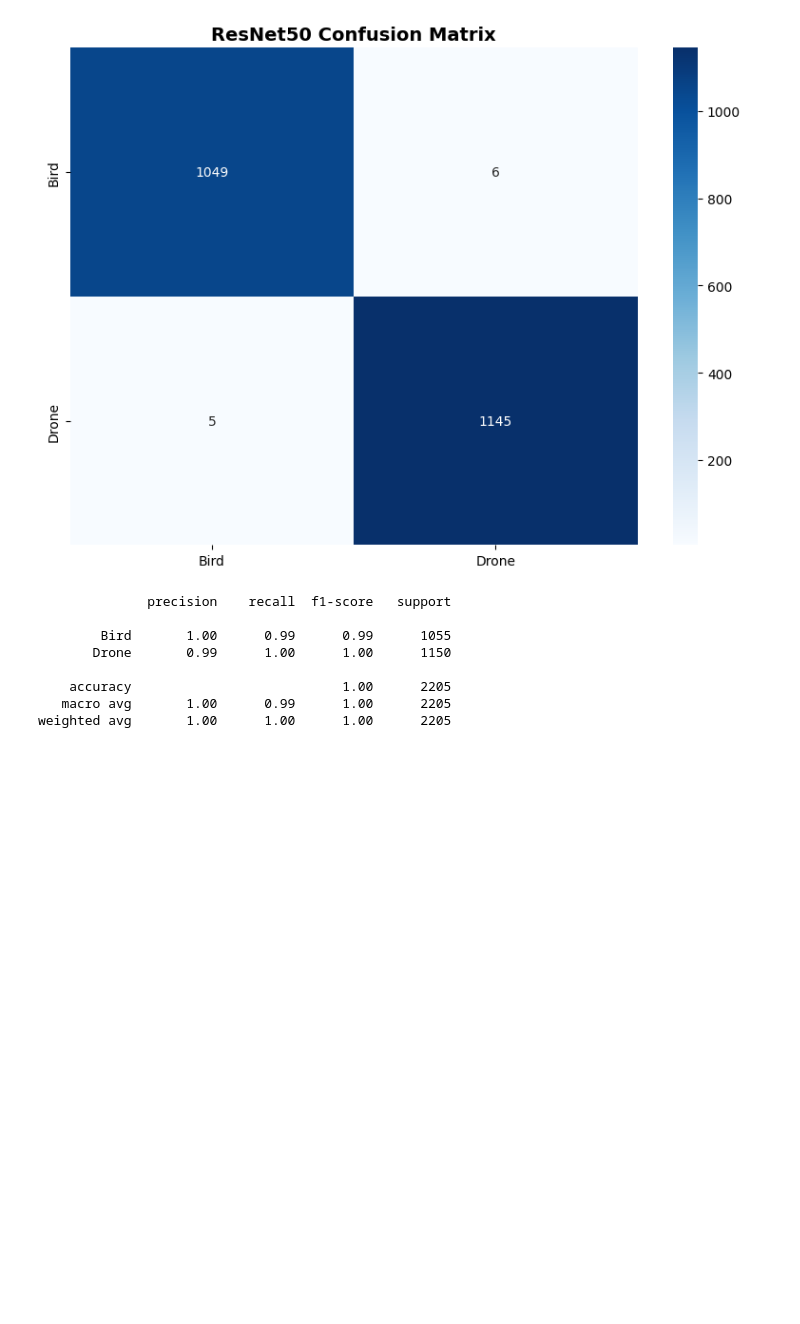
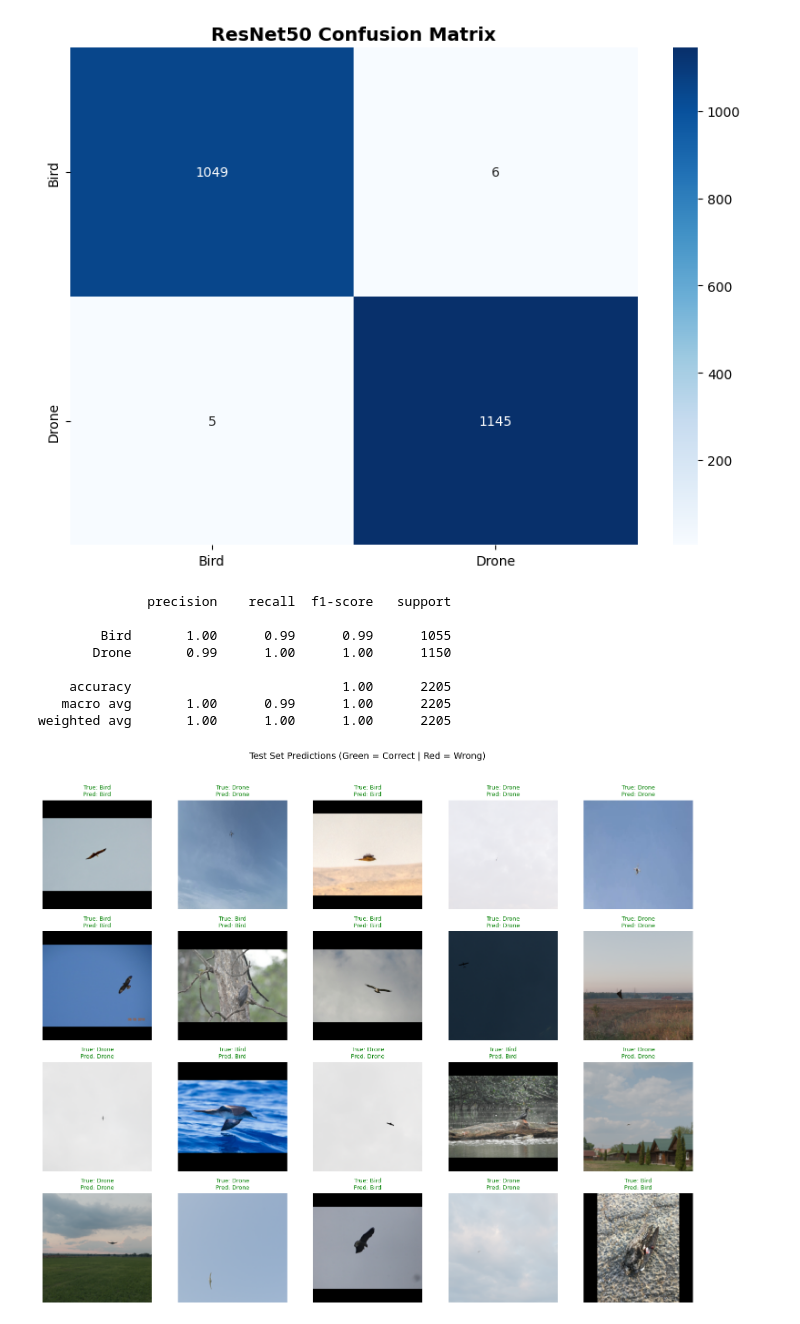
Before and after one commit to bassilarafat/drone-detection, a Jupyter notebook: Drone vs Birds Classifier/drone_vs_classifier.ipynb, the cells around one changed output. Drawn from its saved outputs; the diff is of its cells as text; code cells hidden in the pictures; blank space fills up the shorter version.

Commit message:
feat: Show some samples from test set predictions to see how model performance

```diff
--- a/Drone vs Birds Classifier/drone_vs_classifier.ipynb
+++ b/Drone vs Birds Classifier/drone_vs_classifier.ipynb
@@ -446,3 +446,30 @@ Show_CMwithClassReport(labels,preds,name)
     accuracy                           1.00      2205
    macro avg       1.00      0.99      1.00      2205
 weighted avg       1.00      1.00      1.00      2205
+# %%
+_, ax = plt.subplots(4, 5, figsize=(15, 15))
+ax = ax.flatten()
+
+for i in range(20):
+    x = np.random.randint(0, len(test_ds))
+
+    img, _ = test_ds[x]
+    img = denorm(img.unsqueeze(0)).squeeze().permute(1, 2, 0).numpy()
+    img = np.clip(img, 0, 1)
+
+    true_class = LABELS[labels[x]]
+    pred_class = LABELS[preds[x]]
+    correct    = labels[x] == preds[x]
+
+    ax[i].imshow(img)
+    ax[i].set_title(f"True: {true_class}\nPred: {pred_class}",
+                    color="green" if correct else "red", fontsize=9)
+    ax[i].axis("off")
+
+
+plt.suptitle("Test Set Predictions (Green = Correct | Red = Wrong)", fontsize=14, y=1.02)
+plt.tight_layout()
+plt.savefig(f'Result/{name}_test_predictions.png', dpi=300, bbox_inches='tight')
+plt.show()
+# %% [output]
+[figure, added]
```
